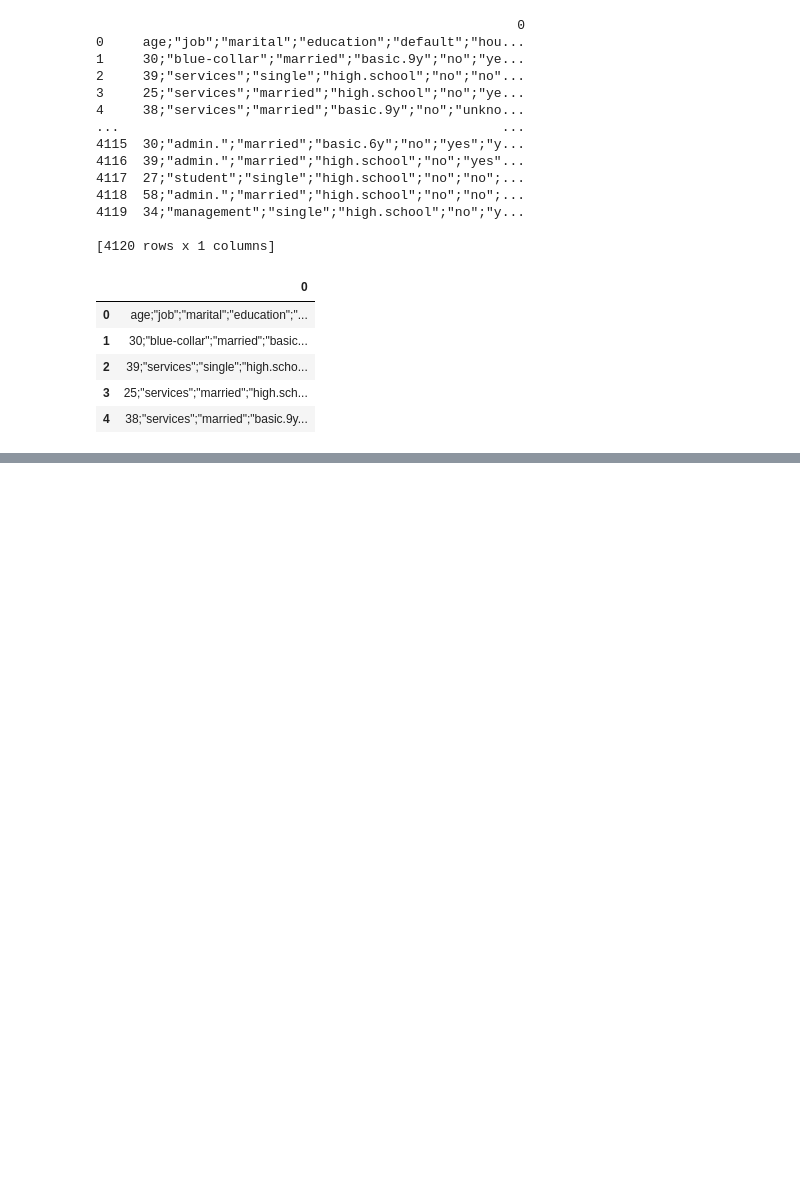
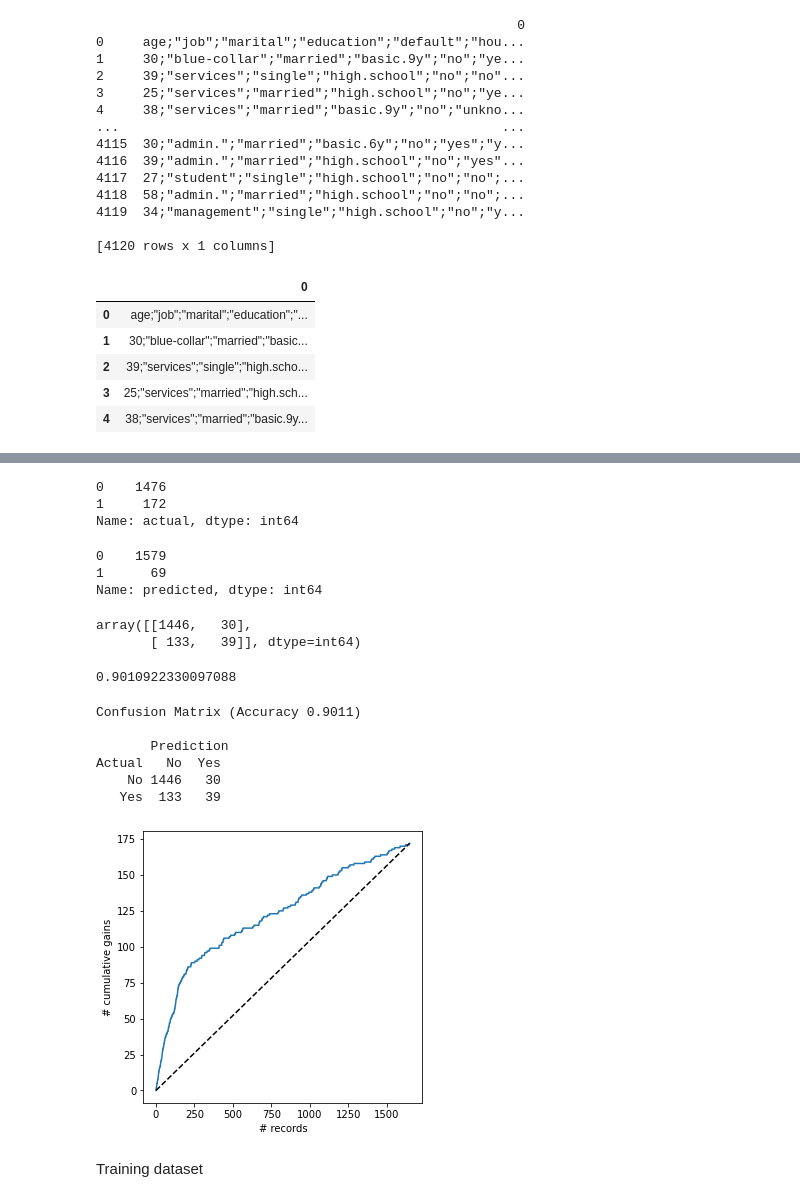
Before and after one commit to Yali20212021/ADMN5016-Assignment---Yali, a Jupyter notebook: ADMN5016 Assignment - Yali.ipynb, the cells around one changed output, grey strips where cells are left out. Drawn from its saved outputs; the diff is of its cells as text; code cells hidden in the pictures; blank space fills up the shorter version.

```diff
--- a/ADMN5016 Assignment - Yali.ipynb
+++ b/ADMN5016 Assignment - Yali.ipynb
@@ -49,0 +534,4 @@ print(df)
+# %%
+# split into training and validation
+train_X, valid_X, train_y, valid_y = train_test_split(X, y, test_size=0.4,
+random_state=1)
@@ -49,0 +550,3 @@ print(df)
+# %%
+logit_full = LogisticRegression(penalty="l2", C=1e42, solver='liblinear')
+print(logit_full)
@@ -49,0 +555,2 @@ print(df)
+# %%
+logit_full.fit(train_X, train_y)
@@ -49,0 +641,10 @@ print(df)
+# %%
+logit_reg_pred = logit_full.predict_proba(valid_X)
+logit_reg_pred
+
+full_result = pd.DataFrame({'actual': valid_y,
+ 'p(0)': [p[0] for p in logit_reg_pred],
+ 'p(1)': [p[1] for p in logit_reg_pred],
+ 'predicted': logit_full.predict(valid_X)})
+full_result = full_result.sort_values(by=['p(1)'], ascending=False)
+full_result
@@ -49,0 +665,40 @@ print(df)
+# %%
+full_result['actual'].value_counts()
+# %% [output]
+0    1476
+1     172
+Name: actual, dtype: int64
+# %%
+full_result['predicted'].value_counts()
+# %% [output]
+0    1579
+1      69
+Name: predicted, dtype: int64
+# %%
+cm = confusion_matrix(full_result.actual, full_result.predicted)
+cm
+# %% [output]
+array([[1446,   30],
+       [ 133,   39]], dtype=int64)
+# %%
+Accuracy_valid = (1446+39)/(1446+30+133+39)
+Accuracy_valid
+# %% [output]
+0.9010922330097088
+# %%
+# confusion matrix
+classificationSummary(full_result.actual, full_result.predicted, class_names= ['No', 'Yes'])
+# %% [output]
+Confusion Matrix (Accuracy 0.9011)
+
+       Prediction
+Actual   No  Yes
+    No 1446   30
+   Yes  133   39
+# %%
+gainsChart(full_result.actual, figsize=[5, 5])
+plt.show()
+# %% [output]
+[figure, added]
+# %% [markdown]
+Training dataset
```
Also changed, not shown: parts of 78 cells of this notebook, 1 other file.
